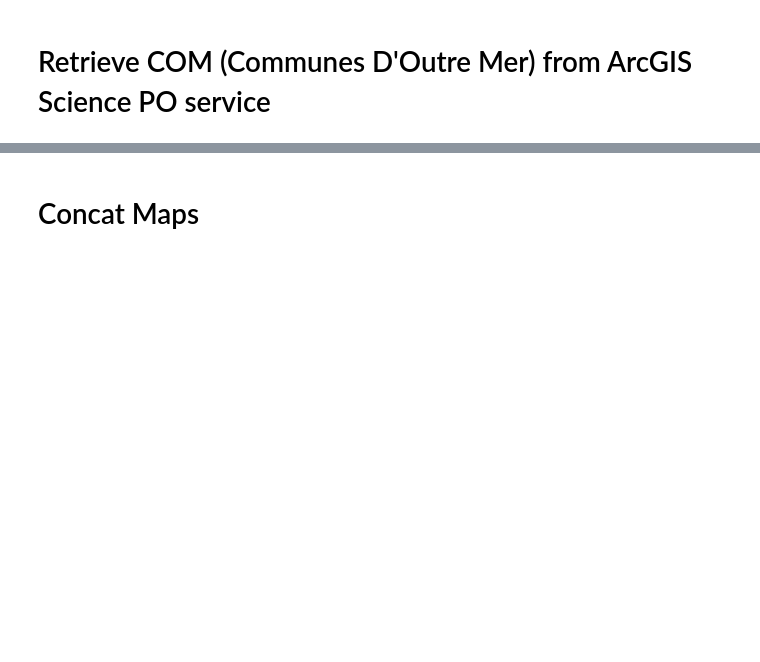
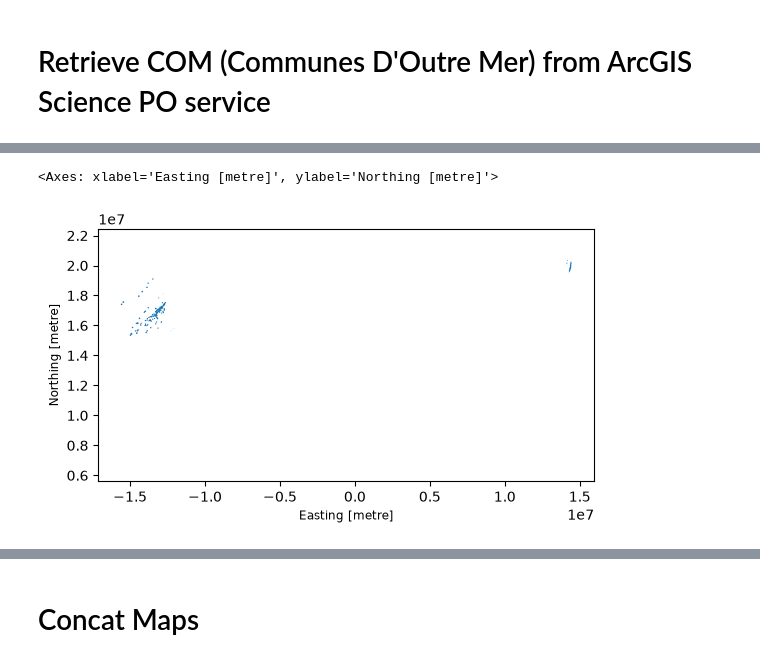
Before and after one commit to dataforgoodfr/mobibi, a Jupyter notebook: data/pierre/Find_circo_address/circo_adresse_dev.ipynb, the cells around one changed output, grey strips where cells are left out. Drawn from its saved outputs; the diff is of its cells as text; code cells hidden in the pictures; blank space fills up the shorter version.

```diff
--- a/data/pierre/Find_circo_address/circo_adresse_dev.ipynb
+++ b/data/pierre/Find_circo_address/circo_adresse_dev.ipynb
@@ -461,13 +471,13 @@ To Inspect the service feature :  use the following query https://services-eu1.a
 To download the map : append `/0/query` and specify parameters such as `where`, `outFields`, `returnGeometry`, and `f=json`
  https://services-eu1.arcgis.com/bFTOZwh6Wo1fgzl7/ArcGIS/rest/services/Circonscriptions_legislatives_France/FeatureServer/0/query?where=1%3D1&outFields=*&returnGeometry=true&f=json
 # %%
-import json
 server_arcgis = "https://services-eu1.arcgis.com/bFTOZwh6Wo1fgzl7/ArcGIS/rest/services/Circonscriptions_legislatives_France/FeatureServer"
 
 response_scpo = requests.get(
     server_arcgis + "/0/query", #endpoint of the geocoding service
     params={
-        "where": "code_dpt = 75",
+        #filter the COM (Commune d'Outre Mer) code_dpt
+        "where": "code_dpt IN ('ZP','ZN','ZX','ZS','ZW')",
         "outFields": "*",
         "returnGeometry": "true",
         "f": "json"
@@ -475,6 +485,6 @@ response_scpo = requests.get(
 )
 
 
-gpf_scpo = gpd.read_file(response_scpo.content)
-gpf_scpo.plot()
+gpf_scpo_com = gpd.read_file(response_scpo.content)
+gpf_scpo_com.info()
 # %% [output]
@@ -482,0 +518,5 @@ gpf_scpo.plot()
+# %%
+gpf_scpo_com.plot()
+# %% [output]
+<Axes: xlabel='Easting [metre]', ylabel='Northing [metre]'>
+[figure, added]
```
Also changed, not shown: parts of 41 cells of this notebook.
